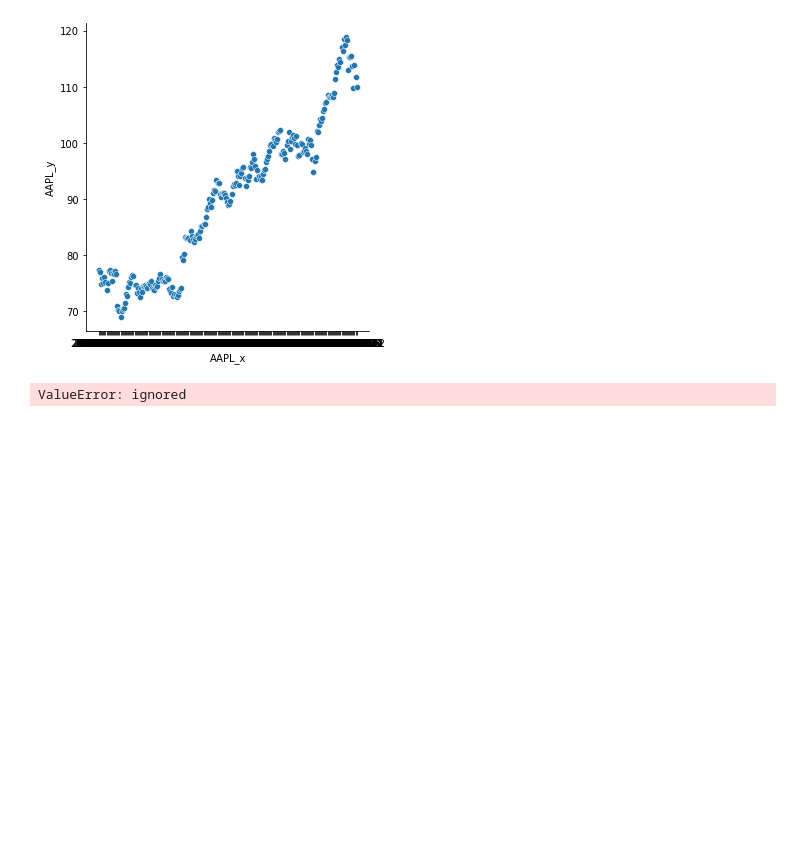
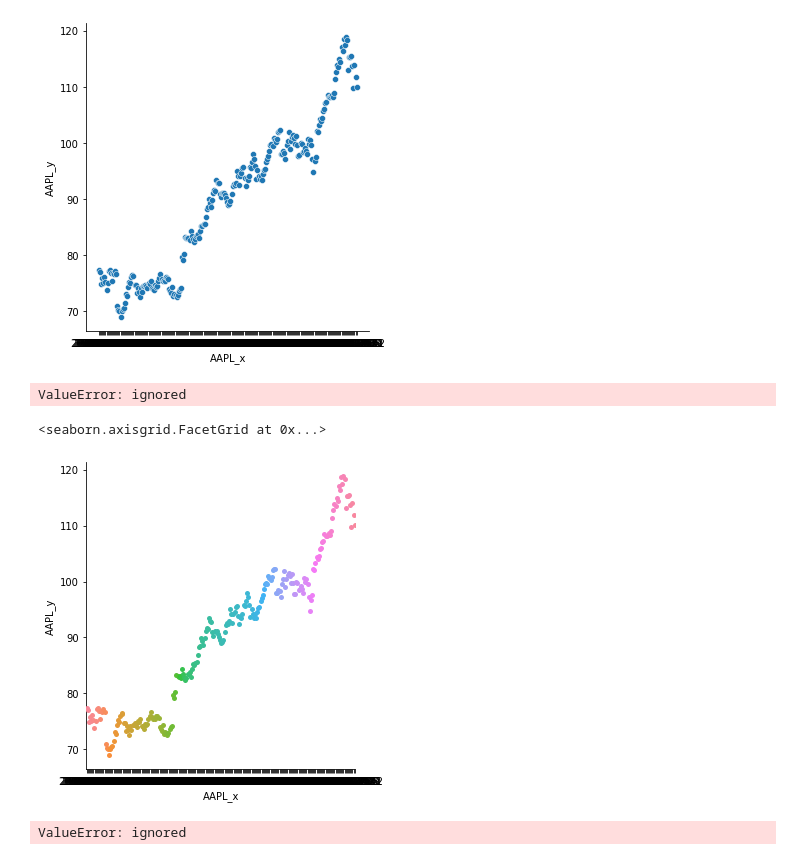
Before and after one commit to Ansh-dev-2005/Machine-Learning-and-Artificial-Intelligence, a Jupyter notebook: seaborn.ipynb, the cells around one changed output. Saved outputs shown, nothing was run; the diff lists cells and outputs as text; code cells hidden in the pictures; blank space fills up the shorter version.

```diff
--- a/seaborn.ipynb
+++ b/seaborn.ipynb
@@ -5,7 +5,7 @@ import numpy as np
 import pandas as pd
 import seaborn as sns
 # %%
-df=pd.read_csv('https://raw.githubusercontent.com/plotly/datasets/master/2014_apple_stock.csv')
+df=pd.read_csv('https://raw.githubusercontent.com/Ansh-dev-2005/Yhills_July12_Analytics/main/titanic-training-data.csv')
 # %%
 df.head()
 # %% [output]
@@ -30,3 +30,12 @@ sns.relplot(x="AAPL_x", y="AAPL_y", data=df)
 sns.relplot(x="AAPL_x", y="AAPL_y",hue="Cat", data=df)
 # %% [output]
 ValueError: ignored
+# %%
+sns.catplot(x="AAPL_x", y="AAPL_y", data=df)
+# %% [output]
+<seaborn.axisgrid.FacetGrid at 0x...>
+[figure, added]
+# %%
+sns.catplot(x="pasen", y="age", data=df)
+# %% [output]
+ValueError: ignored
```
Also changed, not shown: parts of 3 cells of this notebook.
